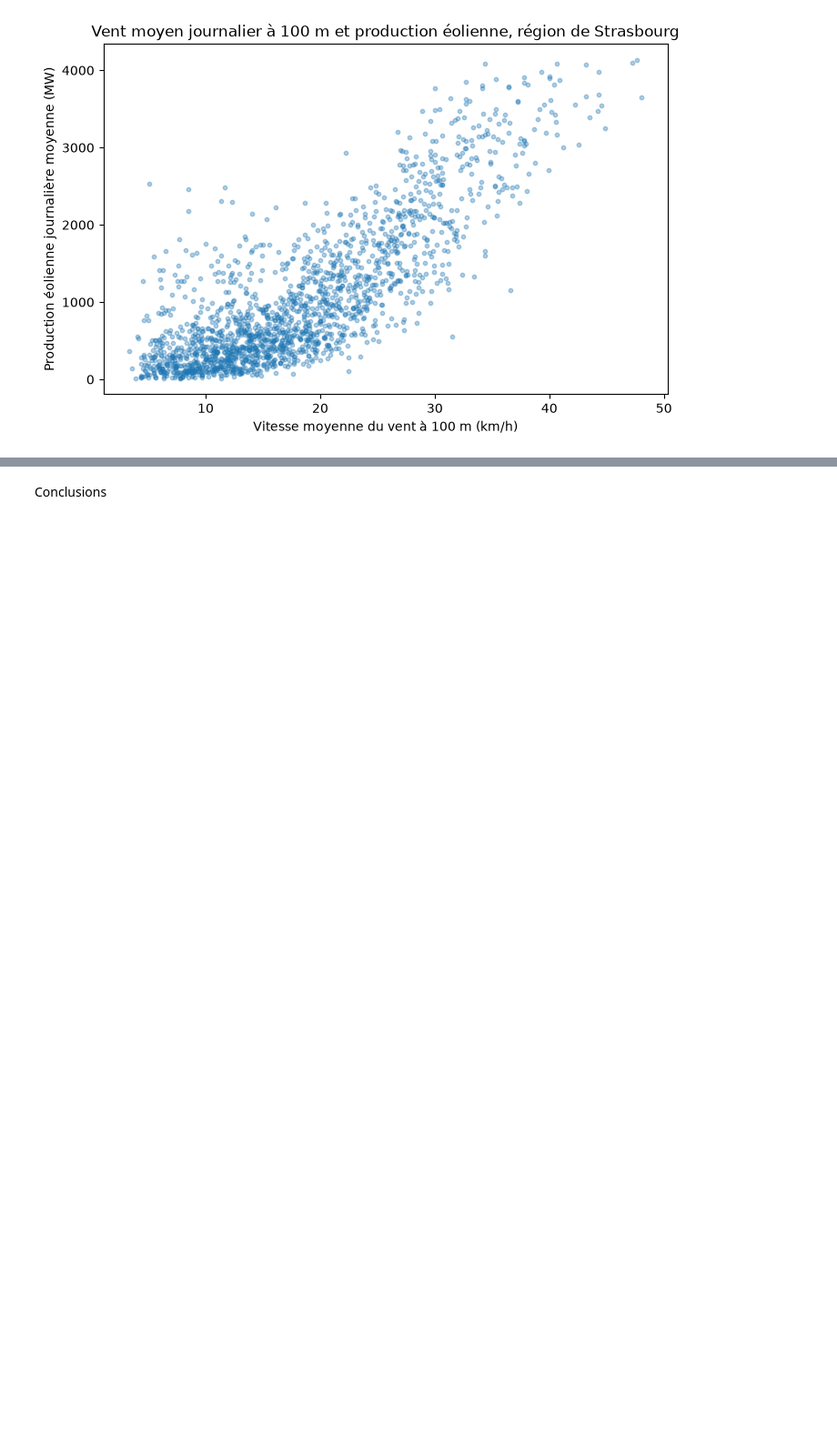
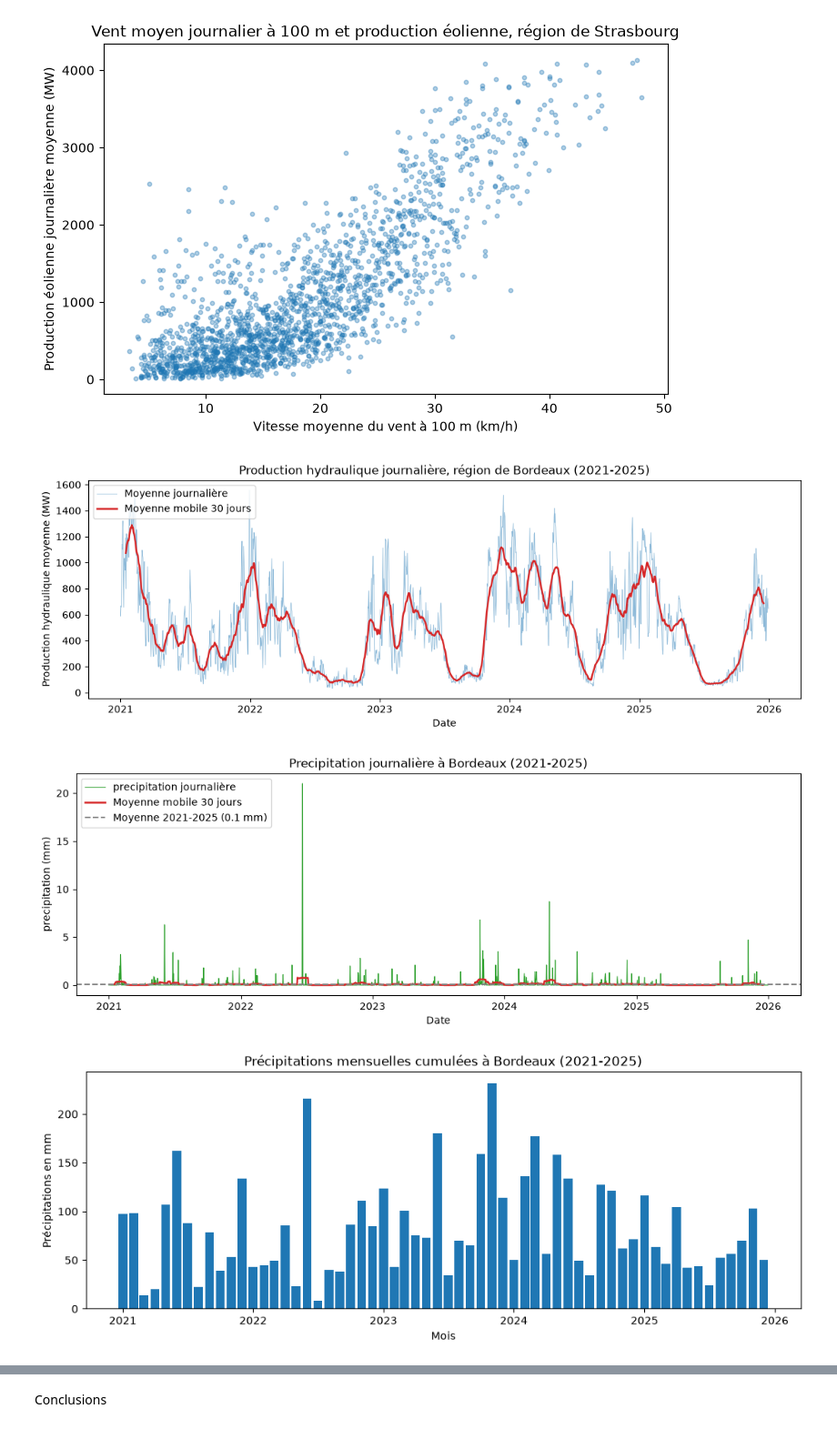
Before and after one commit to Cherif-git-code/Projet-Python-2026-2027, a Jupyter notebook: Rendu_final.ipynb, the cells around one changed output, grey strips where cells are left out. Shown at 91% size. Cells and saved outputs as stored; diff of their text form; code cells hidden in the pictures; blank space fills up the shorter version.

```diff
--- a/Rendu_final.ipynb
+++ b/Rendu_final.ipynb
@@ -248,3 +246,20 @@ tracer_scatter_vent_eolien(donnees, "strasbourg")
 #Production 2 : La production solaire suit l'ensoleillement : nulle la nuit, maximale vers midi et en été
 # %%
 #Production 3 :La production hydraulique dépend des précipitations, avec un décalage dans le temps.
+import importlib
+import src.stats_graph
+importlib.reload(src.stats_graph)
+from src.stats_graph import tracer_graphique_hydrau, tracer_hydrau_mois
+from src.meteo import tracer_precipitation_jour, tracer_cumul_mensuel_precipitation
+
+ville="bordeaux"
+#Si on essaie la même méthode que dans production 1, ce n'est pas très lisible...
+tracer_graphique_hydrau(donnees, ville, col_prod="hydraulique", groupe="ville")
+tracer_precipitation_jour(meteo, ville)
+#Donc on va plutot réutiliser notre fonction de cumul mensuel.
+tracer_cumul_mensuel_precipitation(meteo,ville)
+tracer_hydrau_mois(donnees, ville, col_prod="hydraulique")
+# %% [output]
+[figure, added]
+[figure, added]
+[figure, added]
```
Also changed, not shown: parts of 5 cells of this notebook, 2 other files.
